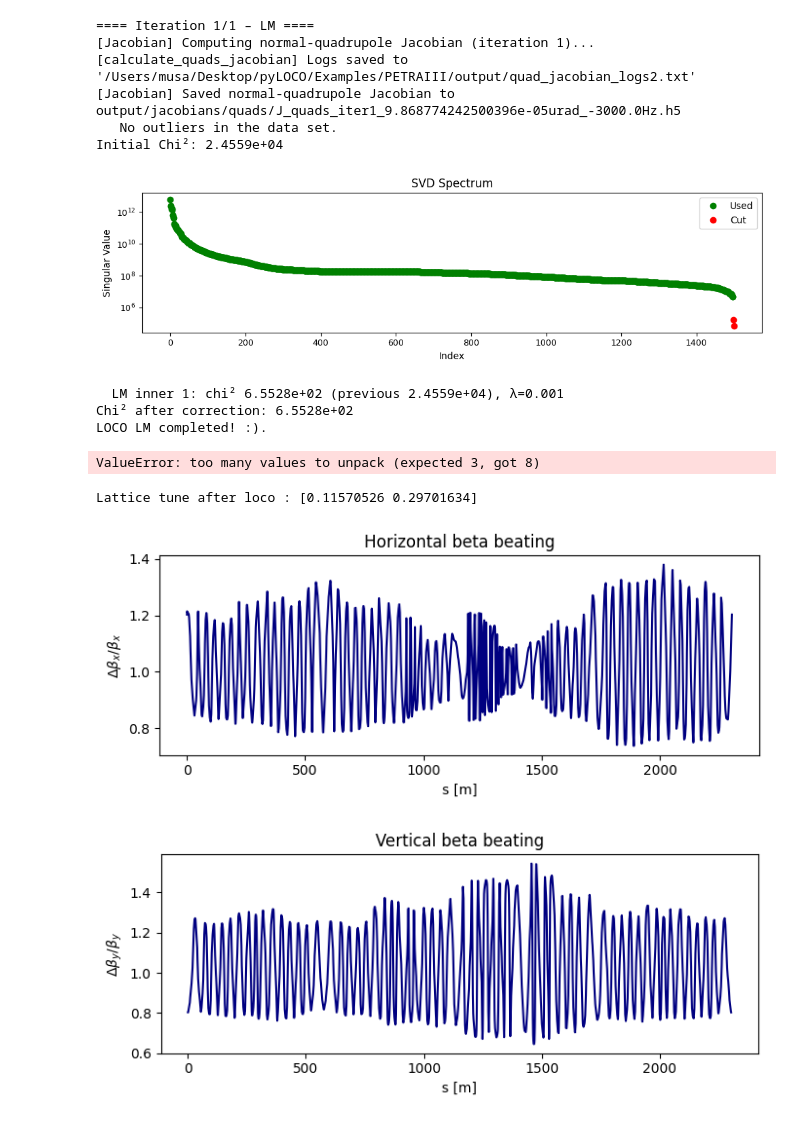
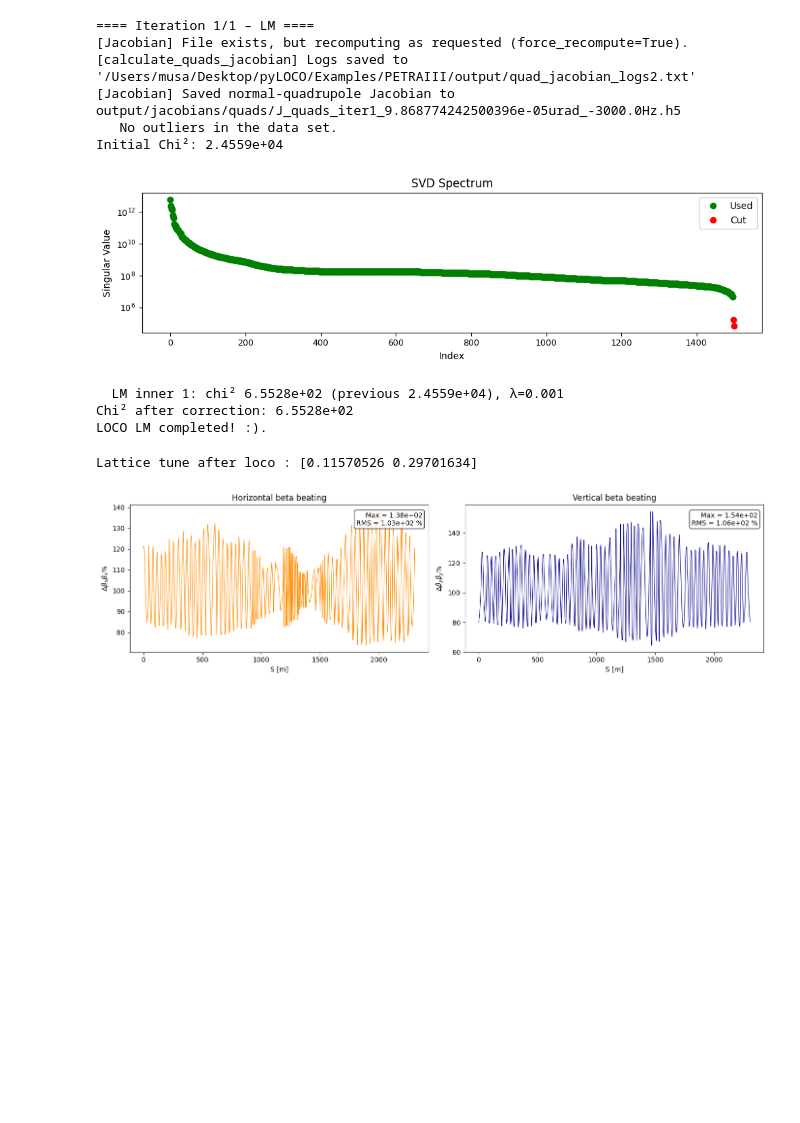
Before and after one commit to elafmusa/pyLOCO, a Jupyter notebook: Examples/PETRAIII/example.ipynb, the cells around one changed output. Cells and saved outputs as stored; diff of their text form; code cells hidden in the pictures; blank space fills up the shorter version.

```diff
--- a/Examples/PETRAIII/example.ipynb
+++ b/Examples/PETRAIII/example.ipynb
@@ -112,16 +112,8 @@ fit_list   = [
     "HCMEnergyShift",
 ]
 remove_coupling_ = True
-fit_results,
-fit_dict,
-ring,
-_,
-_,
-_,
-_,
-blocks = pyloco(
+fit_results, fit_dict, ring,_,_,_,_,_ = pyloco(
     ring,
-
     # --- general control ---
     algorithm=loco_options.algorithm,
     nIter= nIter,
@@ -184,10 +176,10 @@ blocks = pyloco(
 )
 
 # --- save results ---
-np.save("./output/loco_lm_fit_results_iterations.npy", fit_results)
+#np.save("./output/loco_lm_fit_results_iterations.npy", fit_results)
 # %% [output]
 ==== Iteration 1/1 – LM ====
-[Jacobian] Computing normal-quadrupole Jacobian (iteration 1)...
+[Jacobian] File exists, but recomputing as requested (force_recompute=True).
 [calculate_quads_jacobian] Logs saved to '/Users/musa/Desktop/pyLOCO/Examples/PETRAIII/output/quad_jacobian_logs2.txt'
 [Jacobian] Saved normal-quadrupole Jacobian to output/jacobians/quads/J_quads_iter1_9.868774242500396e-05urad_-3000.0Hz.h5
    No outliers in the data set.
@@ -196,20 +188,17 @@ Initial Chi²: 2.4559e+04
   LM inner 1: chi² 6.5528e+02 (previous 2.4559e+04), λ=0.001
 Chi² after correction: 6.5528e+02
 LOCO LM completed! :).
-ValueError: too many values to unpack (expected 3, got 8)
 # %%
 print('Lattice tune after loco :' , at.get_tune(ring))
 _, _, twiss_err = at.get_optics(ring, elements_ind)
 s_pos = twiss_err.s_pos
 bx = (twiss_err.beta[:, 0]) / twiss.beta[:, 0]
 by = (twiss_err.beta[:, 1]) / twiss.beta[:, 1]
 
-plot_data(s_pos, bx, "s [m]", r"$\Delta\beta_x / \beta_x$ ", "Horizontal beta beating")
-plot_data(s_pos, by, "s [m]", r"$\Delta\beta_y / \beta_y$ ", "Vertical beta beating")
+plot_beta(s_pos, bx, by)
 # %% [output]
 Lattice tune after loco : [0.11570526 0.29701634]
-[figure, old version]
+[figure, new version]
-[figure, removed]
 # %%
 import matplotlib.pyplot as plt
 fit_results_matlab = np.load('./data/matlab_fit_1iter.npy')
```
Also changed, not shown: parts of 1 cell of this notebook, 4 other files.
